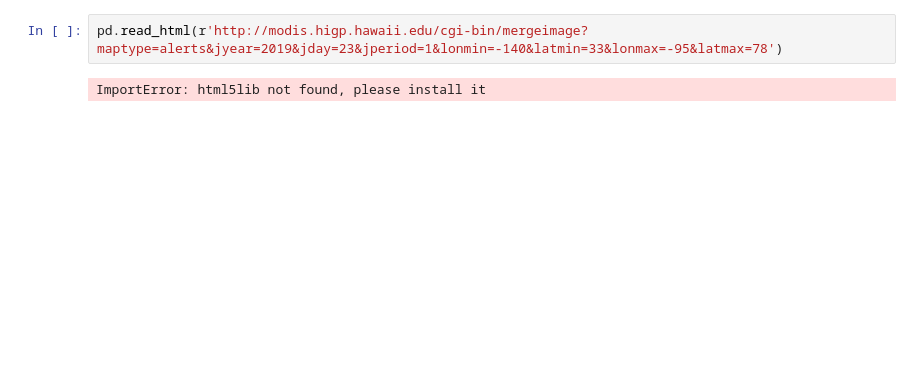
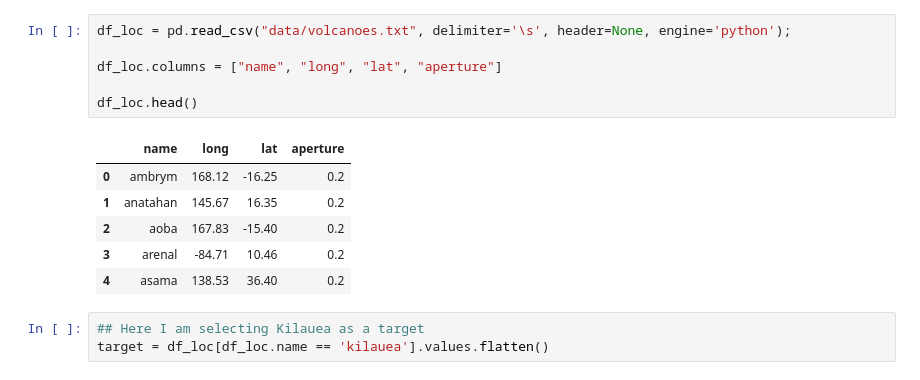
Before and after one commit to kaimibk/Thermal_Prediction, a Jupyter notebook: data_retrieval.ipynb, the cells around one changed output. Drawn from its saved outputs; the diff is of its cells as text; blank space fills up the shorter version.

```diff
--- a/data_retrieval.ipynb
+++ b/data_retrieval.ipynb
@@ -6,4 +8,16 @@ ImportError: No module named html5lib
-# %%
-pd.read_html(r'http://modis.higp.hawaii.edu/cgi-bin/mergeimage?maptype=alerts&jyear=2019&jday=23&jperiod=1&lonmin=-140&latmin=33&lonmax=-95&latmax=78')
-# %% [output]
-ImportError: html5lib not found, please install it
+# %%
+df_loc = pd.read_csv("data/volcanoes.txt", delimiter='\s', header=None, engine='python');
+
+df_loc.columns = ["name", "long", "lat", "aperture"]
+
+df_loc.head()
+# %% [output]
+|  | name | long | lat | aperture |
+| 0 | ambrym | 168.12 | -16.25 | 0.2 |
+| 1 | anatahan | 145.67 | 16.35 | 0.2 |
+| 2 | aoba | 167.83 | -15.40 | 0.2 |
+| 3 | arenal | -84.71 | 10.46 | 0.2 |
+| 4 | asama | 138.53 | 36.40 | 0.2 |
+# %%
+## Here I am selecting Kilauea as a target
+target = df_loc[df_loc.name == 'kilauea'].values.flatten()
```
Also changed, not shown: parts of 8 cells of this notebook.
